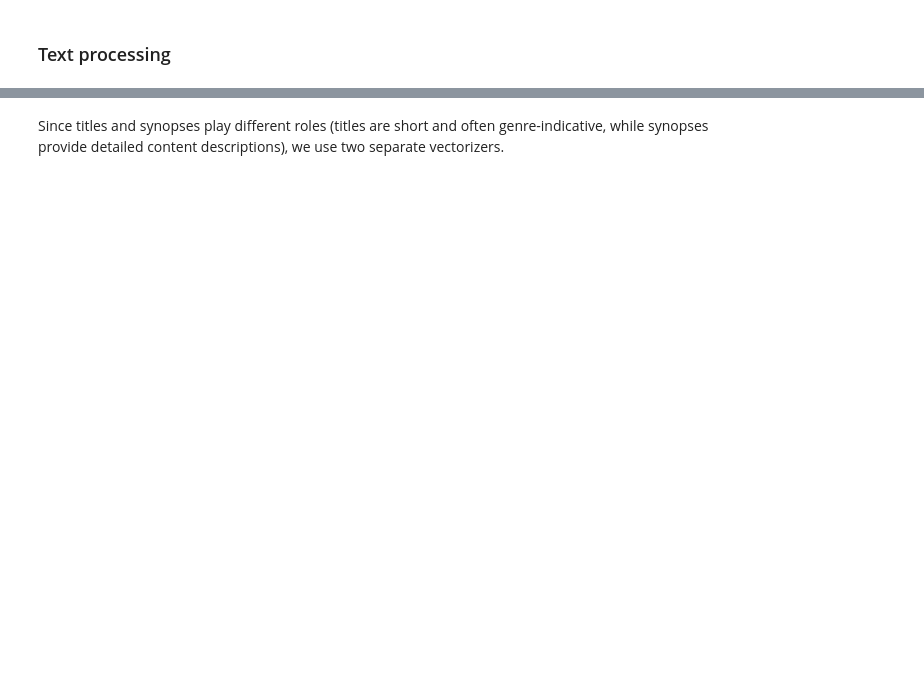
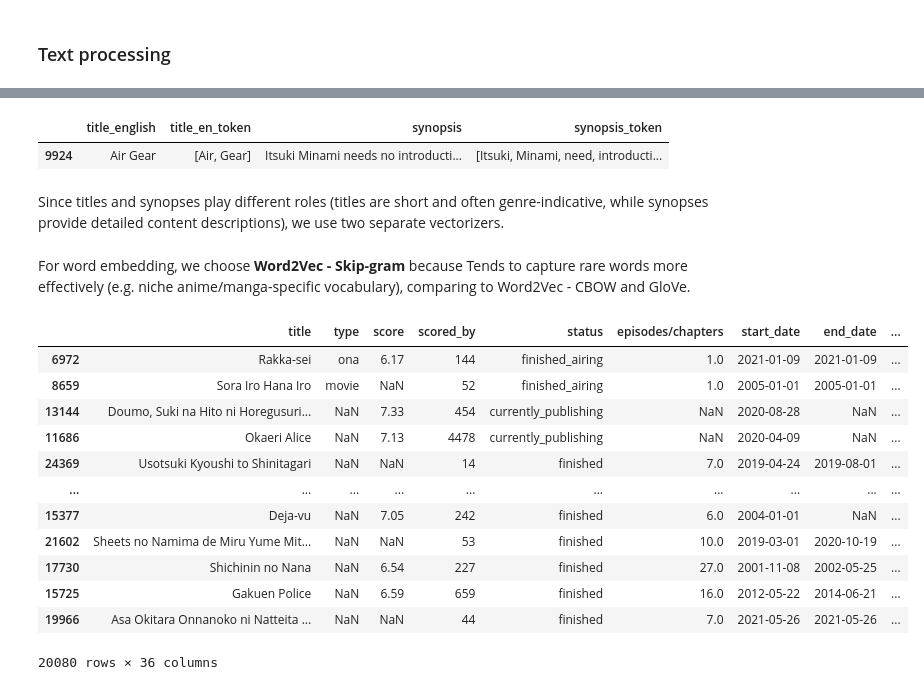
Before and after one commit to derickkan3356/anime-manga-theme-and-success-prediction, a Jupyter notebook: data_preprocessing.ipynb, the cells around one changed output, grey strips where cells are left out. Saved outputs shown, nothing was run; the diff lists cells and outputs as text; code cells hidden in the pictures; blank space fills up the shorter version.

Commit message:
skipgram, enhance tokenization and tfidf

```diff
--- a/data_preprocessing.ipynb
+++ b/data_preprocessing.ipynb
@@ -188,2 +169,9 @@ seas constant threat hostile Abyssal Fleet specialized naval base established co
+# %%
+# review tokenization
+with pd.option_context('display.max_colwidth', None):
+    display(train[['title_english', 'title_en_token', 'synopsis', 'synopsis_token']].sample(1))
+# %% [output]
+|  | title_english | title_en_token | synopsis | synopsis_token |
+| 9924 | Air Gear | [Air, Gear] | Itsuki Minami needs no introducti... | [Itsuki, Minami, need, introducti... |
 # %% [markdown]
 Since titles and synopses play different roles (titles are short and often genre-indicative, while synopses provide detailed content descriptions), we use two separate vectorizers.
@@ -199,0 +206,58 @@ synopsis_tfidf = tfidf_synopsis.fit_transform(synopsis_clean)
+# %% [markdown]
+For word embedding, we choose **Word2Vec - Skip-gram** because Tends to capture rare words more effectively (e.g. niche anime/manga-specific vocabulary), comparing to Word2Vec - CBOW and GloVe.
+# %%
+# word embedding
+import multiprocessing
+from gensim.models import Word2Vec
+
+# dynamically determine the number of CPU cores
+num_workers = multiprocessing.cpu_count()
+
+# train title skipgram model
+skipgram_model_title = Word2Vec(
+    train['title_en_token'].tolist(),
+    sg=1,           # skip-gram
+    vector_size=50, # title are shorter, use lower dim
+    window=2,       # title are shorter, use smaller window size
+    min_count=1,    # titles may contain rare but important words
+    epochs=30,      # title are shorter, need more epochs to train
+    workers=num_workers,
+    seed=RANDOM_SEED
+)
+
+# train synopsis skipgram model
+skipgram_model_synopsis = Word2Vec(
+    train['synopsis_token'].tolist(),
+    sg=1,               # skip-gram
+    vector_size=150,    # synopsis are longer, use higher dim
+    window=5,           # synopsis are longer, use larger window size
+    min_count=2,        # filter out extremely rare words
+    epochs=15,
+    workers=num_workers,
+    seed=RANDOM_SEED
+)
+
+# clean tokens that does not exist in the skipgram vocab (because of `min_count`)
+model_vocab = set(skipgram_model_synopsis.wv.index_to_key)
+train['synopsis_token'] = train['synopsis_token'].apply(lambda x: [token for token in x if token in model_vocab])
+train = train[train['synopsis_token'].apply(lambda x: len(x) > 0)]  # filter out empty entry after clean tokens
+
+# apply skipgram model
+train['title_en_skipgram'] = train['title_en_token'].apply(lambda x: skipgram_model_title.wv[x])
+train['synopsis_skipgram'] = train['synopsis_token'].apply(lambda x: skipgram_model_synopsis.wv[x])
+# %%
+train
+# %% [output]
+|  | title | type | score | scored_by | status | episodes/chapters | start_date | end_date | ... |
+| 6972 | Rakka-sei | ona | 6.17 | 144 | finished_airing | 1.0 | 2021-01-09 | 2021-01-09 | ... |
+| 8659 | Sora Iro Hana Iro | movie | NaN | 52 | finished_airing | 1.0 | 2005-01-01 | 2005-01-01 | ... |
+| 13144 | Doumo, Suki na Hito ni Horegusuri... | NaN | 7.33 | 454 | currently_publishing | NaN | 2020-08-28 | NaN | ... |
+| 11686 | Okaeri Alice | NaN | 7.13 | 4478 | currently_publishing | NaN | 2020-04-09 | NaN | ... |
+| 24369 | Usotsuki Kyoushi to Shinitagari | NaN | NaN | 14 | finished | 7.0 | 2019-04-24 | 2019-08-01 | ... |
+| ... | ... | ... | ... | ... | ... | ... | ... | ... | ... |
+| 15377 | Deja-vu | NaN | 7.05 | 242 | finished | 6.0 | 2004-01-01 | NaN | ... |
+| 21602 | Sheets no Namima de Miru Yume Mit... | NaN | NaN | 53 | finished | 10.0 | 2019-03-01 | 2020-10-19 | ... |
+| 17730 | Shichinin no Nana | NaN | 6.54 | 227 | finished | 27.0 | 2001-11-08 | 2002-05-25 | ... |
+| 15725 | Gakuen Police | NaN | 6.59 | 659 | finished | 16.0 | 2012-05-22 | 2014-06-21 | ... |
+| 19966 | Asa Okitara Onnanoko ni Natteita ... | NaN | NaN | 44 | finished | 7.0 | 2021-05-26 | 2021-05-26 | ... |
+20080 rows × 36 columns
```
Also changed, not shown: parts of 12 cells of this notebook.
